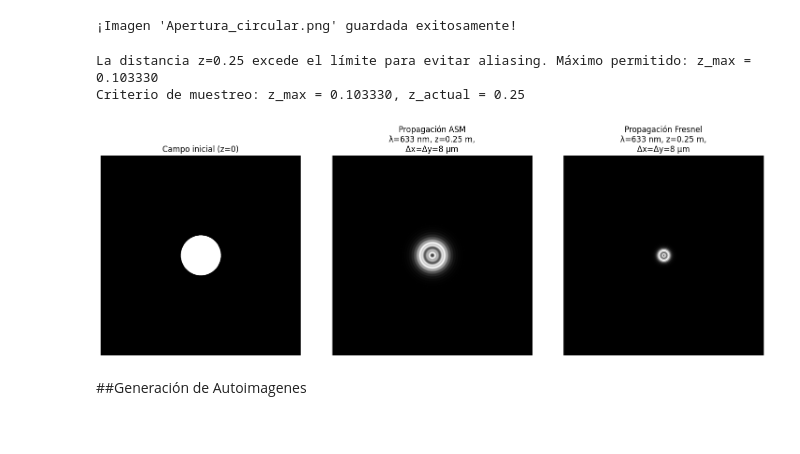
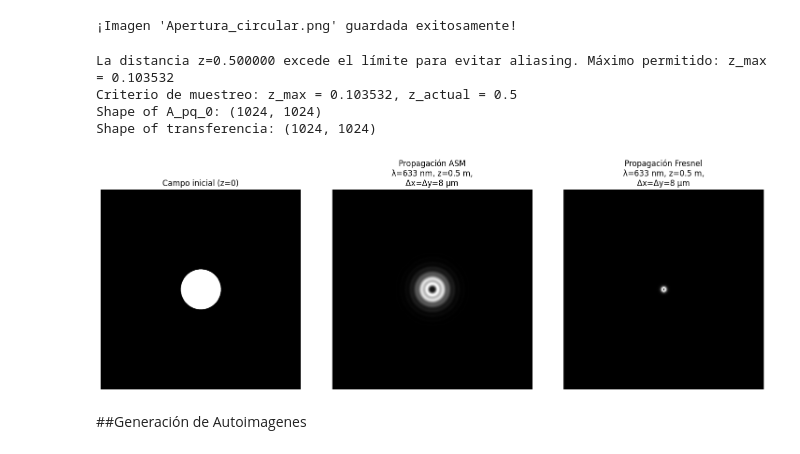
Before and after one commit to jjzm0521/Actividad_1_Instrumentos_Opticos_Difraccion, a Jupyter notebook: Actividad_1_IO.ipynb, the cells around one changed output. Saved outputs shown, nothing was run; the diff lists cells and outputs as text; code cells hidden in the pictures.

```diff
--- a/Actividad_1_IO.ipynb
+++ b/Actividad_1_IO.ipynb
@@ -90,8 +90,8 @@ def fft_propagacion_espectro_angular(
     if lambda_ <= 0:
         raise ValueError("lambda debe ser mayor que cero")
 
-    if distancia_z <= 0:
-        raise ValueError("distancia_z debe ser mayor que cero")
+    #if distancia_z <= 0:
+    #    raise ValueError("distancia_z debe ser mayor que cero")
 
     if nx <= 0 or ny <= 0:
         raise ValueError("nx y ny deben ser mayores que cero")
@@ -110,19 +110,27 @@ def fft_propagacion_espectro_angular(
     campo_inicial = campo_inicial.astype(np.float64)
 
     # Redimensionar para que concuerde con la cantidad de muestras
-    campo_inicial = cv2.resize(campo_inicial, (nx, ny), interpolation=cv2.INTER_AREA)
+    # Asegurar que la imagen de entrada coincida con nx y ny
+    if campo_inicial.shape[::-1] != (nx, ny):
+        campo_inicial = cv2.resize(campo_inicial, (nx, ny), interpolation=cv2.INTER_AREA)
 
     # Normalizar el campo inicial
     campo_inicial = campo_inicial / 255.0
 
     # Calcular los pasos espaciales
-    dx = (x_max - x_min) / nx  # Corregido: usar nx en lugar de (nx-1)
-    dy = (y_max - y_min) / ny  # Corregido: usar ny en lugar de (ny-1)
+    dx = (x_max - x_min) / (nx - 1)
+    dy = (y_max - y_min) / (ny - 1)
 
     # Calcular las frecuencias espaciales
     fx = np.fft.fftfreq(nx, d=dx)
     fy = np.fft.fftfreq(ny, d=dy)
-    FX, FY = np.meshgrid(fx, fy, indexing='ij')
+
+    # Crear los términos de frecuencia al cuadrado para la función de transferencia
+    # fx tiene longitud nx, fy tiene longitud ny.
+    # Necesitamos una malla 2D donde cada elemento (i, j) sea fx[j]^2 + fy[i]^2
+    # np.add.outer(fy**2, fx**2) crea una matriz de forma (ny, nx)
+    FX2_plus_FY2 = np.add.outer(fy**2, fx**2)
+
 
     # Verificar la condición de muestreo adecuado (segunda imagen)
     # z <= M * (Δx)^2 / λ, donde M es el número de muestras y Δx es el tamaño del píxel
@@ -132,31 +140,38 @@ def fft_propagacion_espectro_angular(
     z_max_permitido = M_efectivo * (delta_x_max**2) / lambda_
 
     if distancia_z > z_max_permitido:
-        print(f"La distancia z={distancia_z} excede el límite para evitar aliasing. "
+        print(f"La distancia z={distancia_z:.6f} excede el límite para evitar aliasing. "
                         f"Máximo permitido: z_max = {z_max_permitido:.6f}")
 
     print(f"Criterio de muestreo: z_max = {z_max_permitido:.6f}, z_actual = {distancia_z}")
 
+
     # FFT del campo inicial (ecuación A[p,q,0] = ...)
+    # La FFT se realiza sobre la imagen de forma (ny, nx), resultando en un espectro de forma (ny, nx)
     A_pq_0 = np.fft.fft2(campo_inicial)
 
     # Función de transferencia del espectro angular
     # A[p,q,z] = A[p,q,0] * exp(i*z*k*sqrt(1-(λΔf)^2*(p^2+q^2)))
     k = 2 * np.pi / lambda_
 
-    # Calcular el término bajo la raíz: 1 - (λ*fx)^2 - (λ*fy)^2
-    termino_raiz = 1 - (lambda_ * FX)**2 - (lambda_ * FY)**2
+    # Calcular el término bajo la raíz: 1 - λ^2 * (fx^2 + fy^2)
+    # Usamos la matriz FX2_plus_FY2 que ya tiene la forma (ny, nx)
+    termino_raiz = 1 - (lambda_**2) * FX2_plus_FY2
+
 
     # Filtrar ondas evanescentes (cuando el término bajo la raíz es negativo)
     mascara_propagantes = termino_raiz >= 0
 
     # Calcular la función de transferencia solo para ondas propagantes
     transferencia = np.zeros_like(termino_raiz, dtype=complex)
+    # Aseguramos que la máscara tenga la misma forma que termino_raiz, lo cual debería ser (ny, nx)
     transferencia[mascara_propagantes] = np.exp(
         1j * distancia_z * k * np.sqrt(termino_raiz[mascara_propagantes])
     )
 
+
     # Aplicar la función de transferencia
+    # A_pq_0 y transferencia ahora deberían tener la misma forma (ny, nx)
     A_pq_z = A_pq_0 * transferencia
 
     # IFFT para obtener el campo propagado (ecuación U[n,m,z] = ...)
@@ -365,7 +380,7 @@ print("¡Imagen 'Apertura_circular.png' guardada exitosamente!")
 
 # --- Parámetros físicos ---
 lambda_ = 633e-9        # Longitud de onda (633 nm, en metros)
-z = 0.25    # Distancia de propagación (m)
+z = 0.5    # Distancia de propagación (m)
 dx = dy = 8e-6           # Paso de muestreo (m)
 
 # --- Cargar imagen ---
@@ -406,36 +421,38 @@ IzF = fft_propagacion_transformada_fresnel(
     lambda_=lambda_,
     y_min=y_min,
     y_max=y_max
 )
 
 
 # --- Visualización de 3 imágenes ---
 plt.figure(figsize=(15,5))
 
 # Imagen 1
 plt.subplot(1, 3, 1)
 plt.imshow(campo0, cmap="gray")
 plt.title("Campo inicial (z=0)")
 plt.axis("off")
 
 # Imagen 2
 plt.subplot(1, 3, 2)
 plt.imshow(Iz, cmap="gray")
 plt.title(f"Propagación ASM\nλ=633 nm, z={z} m,\nΔx=Δy={dx*1e6:.0f} µm")
 plt.axis("off")
 
 # Imagen 3
 plt.subplot(1, 3, 3)
 plt.imshow(IzF, cmap="gray")
 plt.title(f"Propagación Fresnel\nλ=633 nm, z={z} m,\nΔx=Δy={dx*1e6:.0f} µm")
 plt.axis("off")
 
 plt.tight_layout()
 plt.show()
 # %% [output]
-La distancia z=0.25 excede el límite para evitar aliasing. Máximo permitido: z_max = 0.103330
-Criterio de muestreo: z_max = 0.103330, z_actual = 0.25
+La distancia z=0.500000 excede el límite para evitar aliasing. Máximo permitido: z_max = 0.103532
+Criterio de muestreo: z_max = 0.103532, z_actual = 0.5
+Shape of A_pq_0: (1024, 1024)
+Shape of transferencia: (1024, 1024)
-[figure, old version]
+[figure, new version]
 # %%
 def crear_rejilla_ronchi(
     tamano_px=1024,
```
Also changed, not shown: parts of 9 cells of this notebook.
